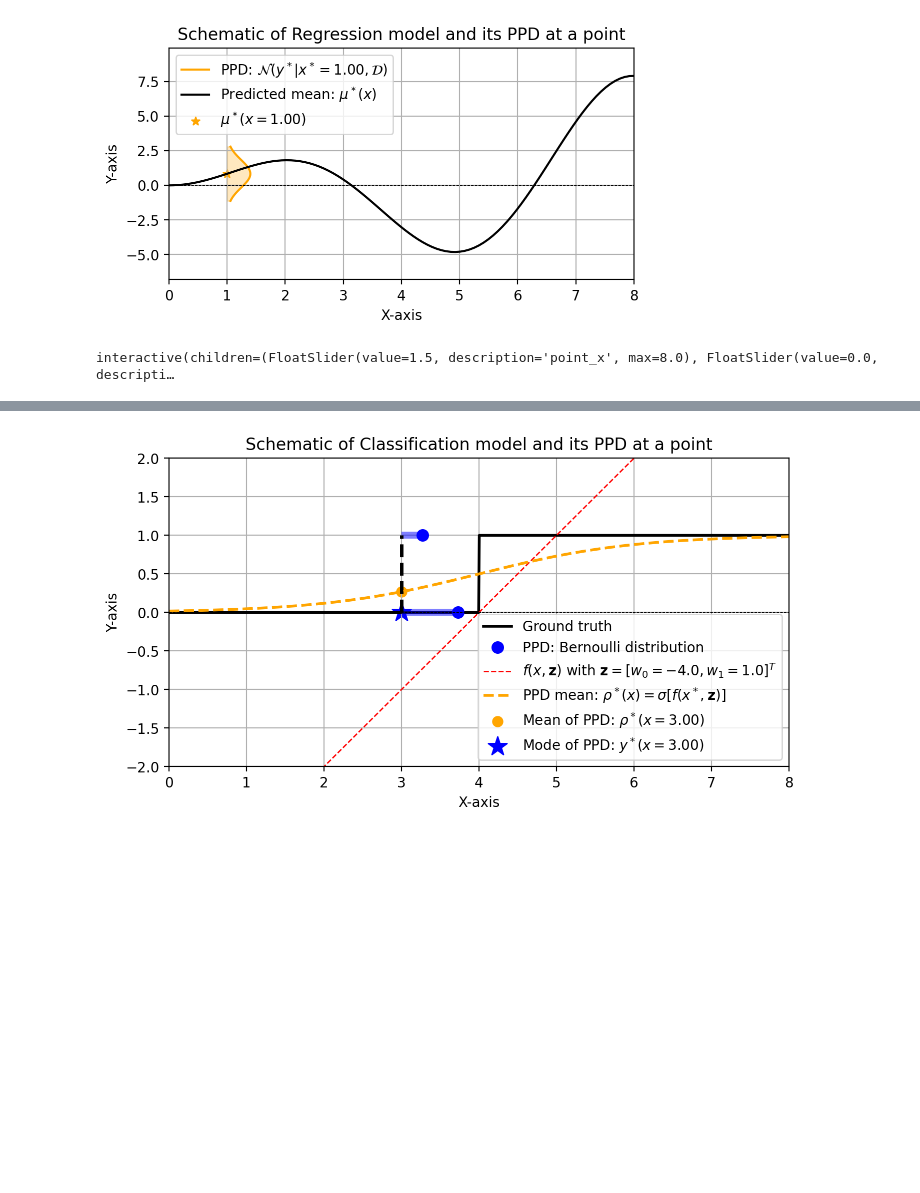
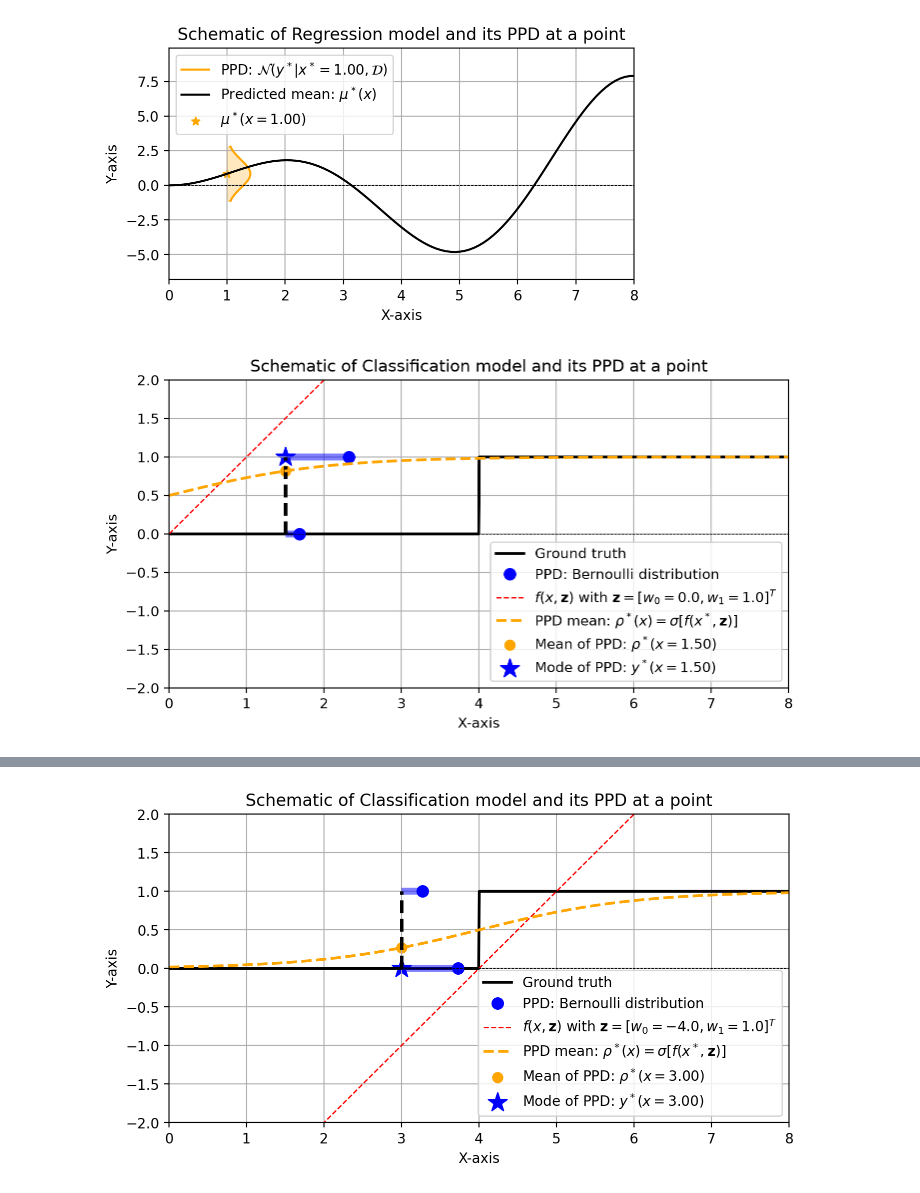
Before and after one commit to bessagroup/3dasm_course, a Jupyter notebook: Lectures/short_course/UdG_Lecture4.ipynb, the cells around one changed output, grey strips where cells are left out. Saved outputs shown, nothing was run; the diff lists cells and outputs as text; code cells hidden in the pictures; blank space fills up the shorter version.

```diff
--- a/Lectures/short_course/UdG_Lecture4.ipynb
+++ b/Lectures/short_course/UdG_Lecture4.ipynb
@@ -350,10 +401,8 @@ def Bernoulli_PPD_riding_mean_prediction(point_x=1.5, w_0=0.0, w_1=1.0):
     fig.set_size_inches(8, 4)
     display(fig)
     plt.close(fig) # keep it out of pyplot's registry so it cannot go stale
-# %%
-# Interactive classification PPD plot
-interactive_plot = interactive(Bernoulli_PPD_riding_mean_prediction,
-                               point_x=(0.0, 8.0), w_0=(-4.0, 0.0), w_1=(-1.0, 1.0))
-interactive_plot
-# %% [output]
-interactive(children=(FloatSlider(value=1.5, description='point_x', max=8.0), FloatSlider(value=0.0, descripti…
+# %%
+# Static plot (skipped in the deck): what GitHub, nbviewer and a PDF export show.
+Bernoulli_PPD_riding_mean_prediction(point_x=1.5, w_0=0.0, w_1=1.0)
+# %% [output]
+[figure, added]
```
Also changed, not shown: parts of 4 cells of this notebook, 1 other file.
